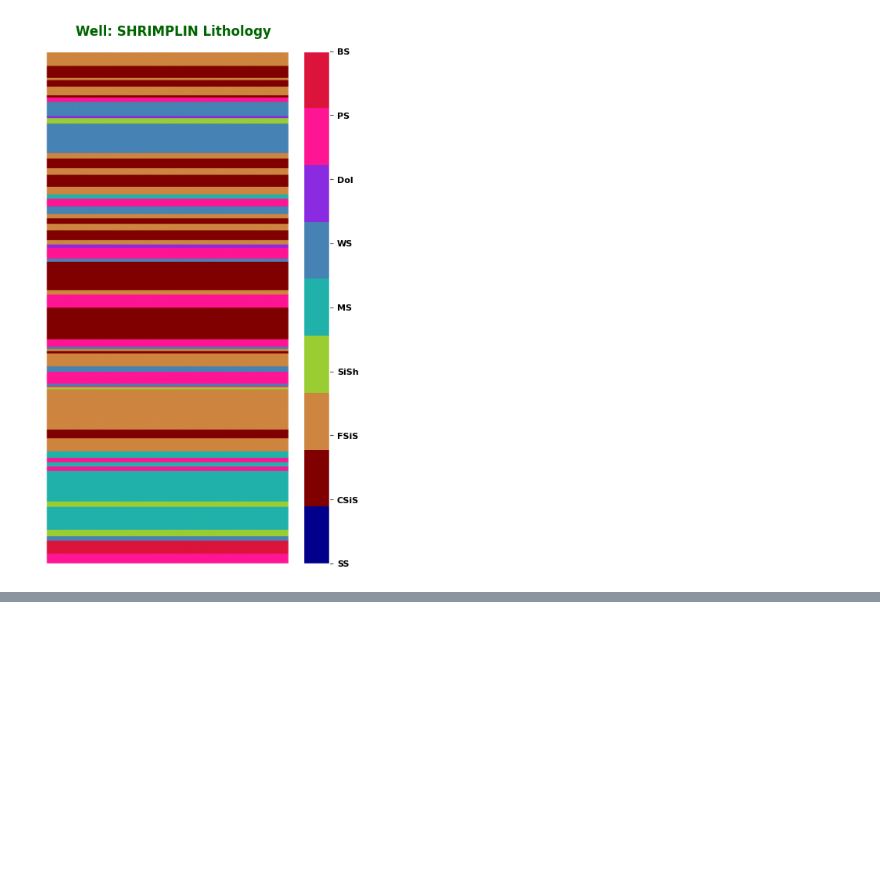
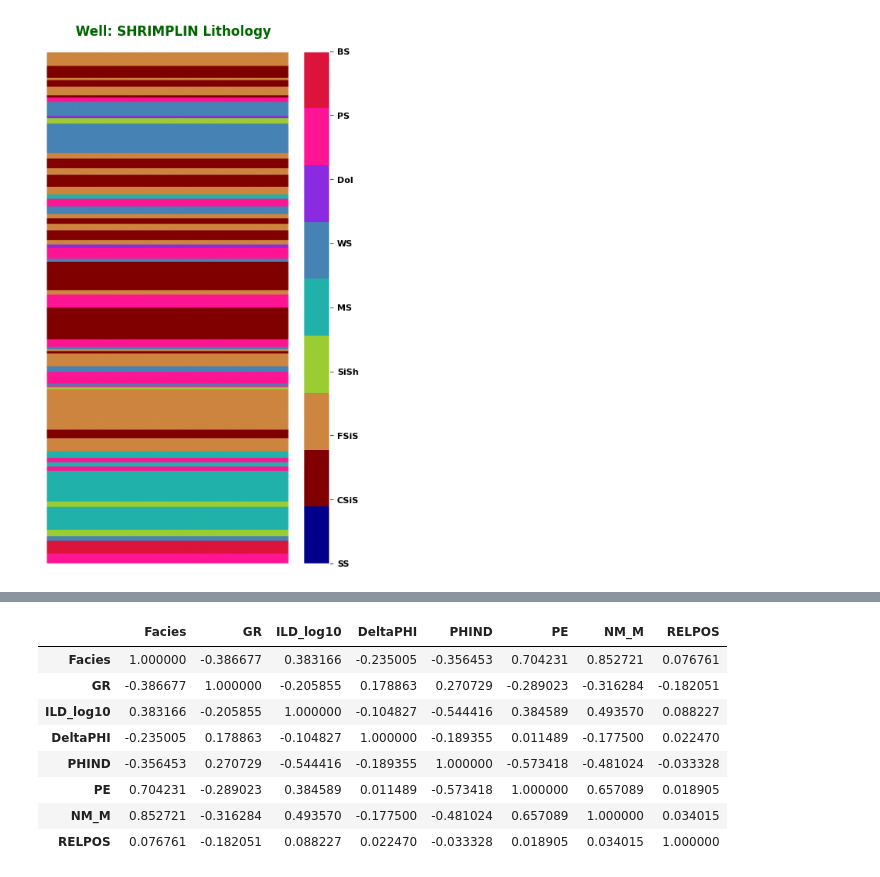
Before and after one commit to sanjuirm/Lithofacies-Classification-Using-Machine-Learning, a Jupyter notebook: Lithofacies.ipynb, the cells around one changed output, grey strips where cells are left out. Cells and saved outputs as stored; diff of their text form; code cells hidden in the pictures; blank space fills up the shorter version.

```diff
--- a/Lithofacies.ipynb
+++ b/Lithofacies.ipynb
@@ -329,0 +339,15 @@ Text(0.45, 0.92, 'Well: SHRIMPLIN Lithology')
+# %%
+# Correaltion among the features
+data_tmp = df[['Facies','GR', 'ILD_log10','DeltaPHI', 'PHIND', 'PE', 'NM_M', 'RELPOS']]
+
+data_tmp.corr(method= 'pearson').style.background_gradient(cmap='Spectral')
+# %% [output]
+|  | Facies | GR | ILD_log10 | DeltaPHI | PHIND | PE | NM_M | RELPOS |
+| Facies | 1.000000 | -0.386677 | 0.383166 | -0.235005 | -0.356453 | 0.704231 | 0.852721 | 0.076761 |
+| GR | -0.386677 | 1.000000 | -0.205855 | 0.178863 | 0.270729 | -0.289023 | -0.316284 | -0.182051 |
+| ILD_log10 | 0.383166 | -0.205855 | 1.000000 | -0.104827 | -0.544416 | 0.384589 | 0.493570 | 0.088227 |
+| DeltaPHI | -0.235005 | 0.178863 | -0.104827 | 1.000000 | -0.189355 | 0.011489 | -0.177500 | 0.022470 |
+| PHIND | -0.356453 | 0.270729 | -0.544416 | -0.189355 | 1.000000 | -0.573418 | -0.481024 | -0.033328 |
+| PE | 0.704231 | -0.289023 | 0.384589 | 0.011489 | -0.573418 | 1.000000 | 0.657089 | 0.018905 |
+| NM_M | 0.852721 | -0.316284 | 0.493570 | -0.177500 | -0.481024 | 0.657089 | 1.000000 | 0.034015 |
+| RELPOS | 0.076761 | -0.182051 | 0.088227 | 0.022470 | -0.033328 | 0.018905 | 0.034015 | 1.000000 |
```
Also changed, not shown: parts of 3 cells of this notebook.
